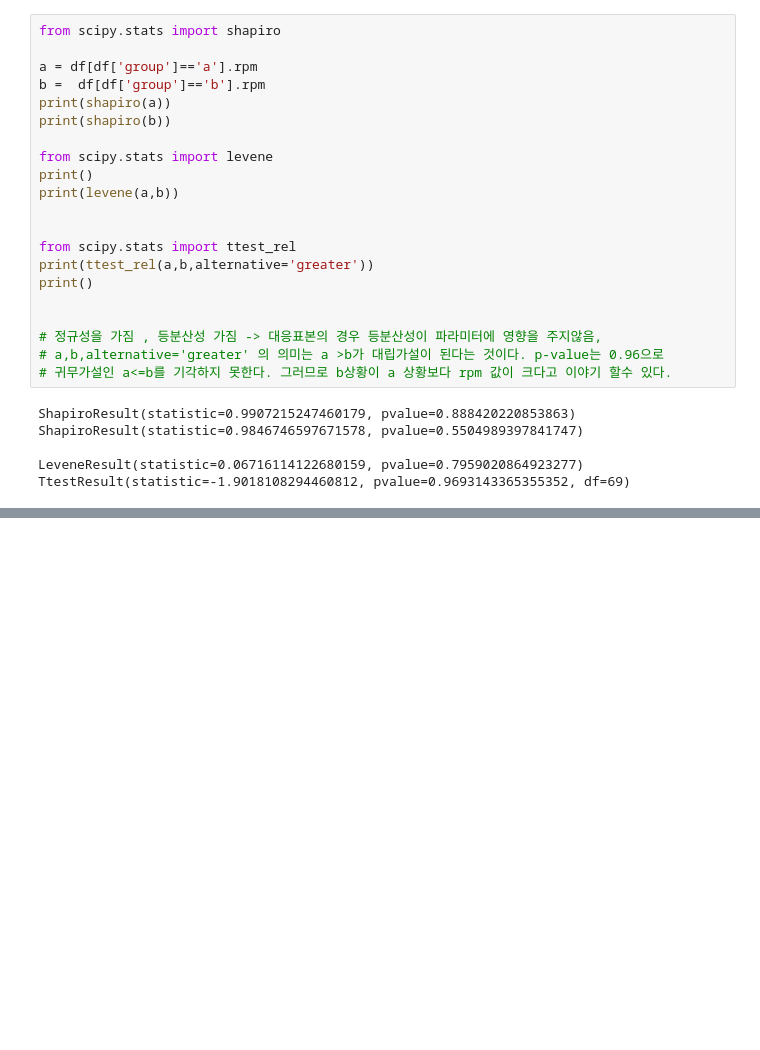
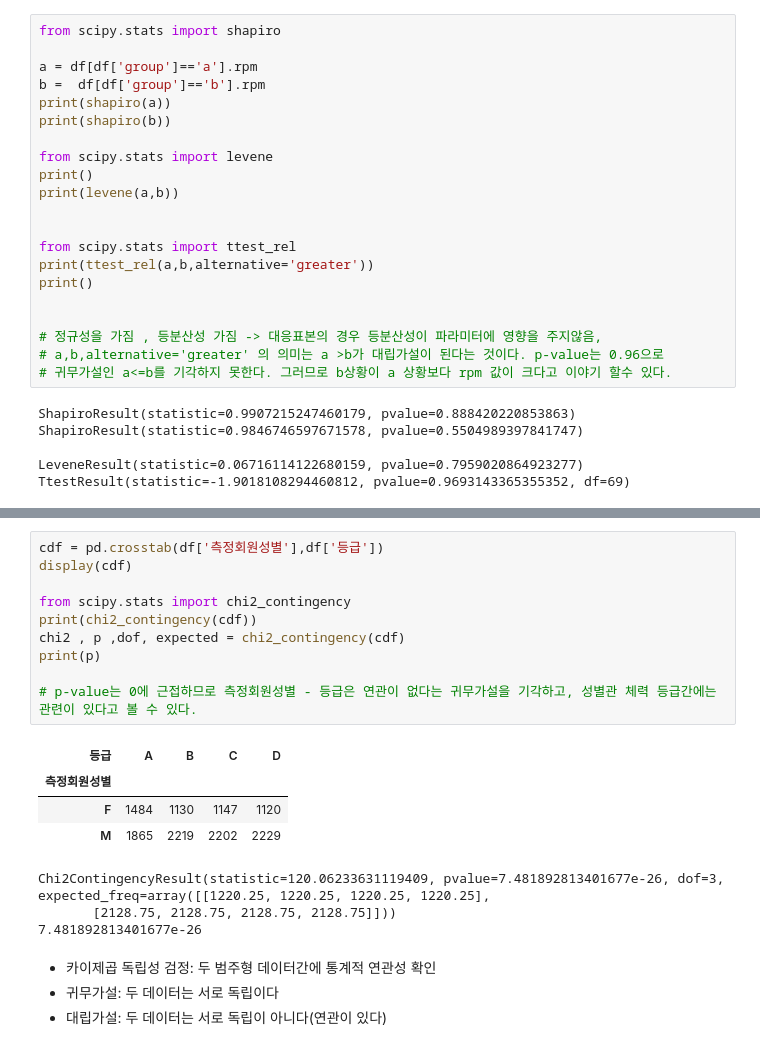
Before and after one commit to hykhhijk/BigDataCertification, a Jupyter notebook: NewChapter3.ipynb, the cells around one changed output, grey strips where cells are left out. Cells and saved outputs as stored; diff of their text form; blank space fills up the shorter version.

```diff
--- a/NewChapter3.ipynb
+++ b/NewChapter3.ipynb
@@ -732,0 +848,22 @@ TtestResult(statistic=-1.9018108294460812, pvalue=0.9693143365355352, df=69)
+# %%
+cdf = pd.crosstab(df['측정회원성별'],df['등급'])
+display(cdf)
+
+from scipy.stats import chi2_contingency
+print(chi2_contingency(cdf))
+chi2 , p ,dof, expected = chi2_contingency(cdf)
+print(p)
+
+# p-value는 0에 근접하므로 측정회원성별 - 등급은 연관이 없다는 귀무가설을 기각하고, 성별관 체력 등급간에는 관련이 있다고 볼 수 있다.
+# %% [output]
+| 등급 | A | B | C | D |
+| 측정회원성별 |  |  |  |  |
+| F | 1484 | 1130 | 1147 | 1120 |
+| M | 1865 | 2219 | 2202 | 2229 |
+Chi2ContingencyResult(statistic=120.06233631119409, pvalue=7.481892813401677e-26, dof=3, expected_freq=array([[1220.25, 1220.25, 1220.25, 1220.25],
+       [2128.75, 2128.75, 2128.75, 2128.75]]))
+7.481892813401677e-26
+# %% [markdown]
+- 카이제곱 독립성 검정: 두 범주형 데이터간에 통계적 연관성 확인
+- 귀무가설: 두 데이터는 서로 독립이다
+- 대립가설: 두 데이터는 서로 독립이 아니다(연관이 있다)
```
Also changed, not shown: parts of 24 cells of this notebook.
